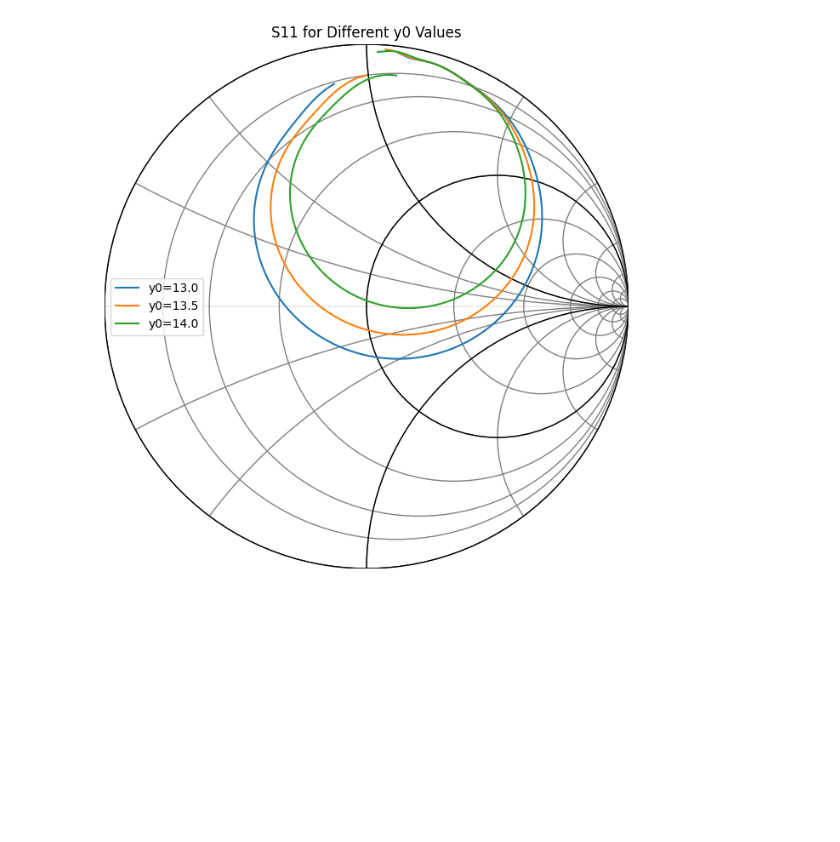
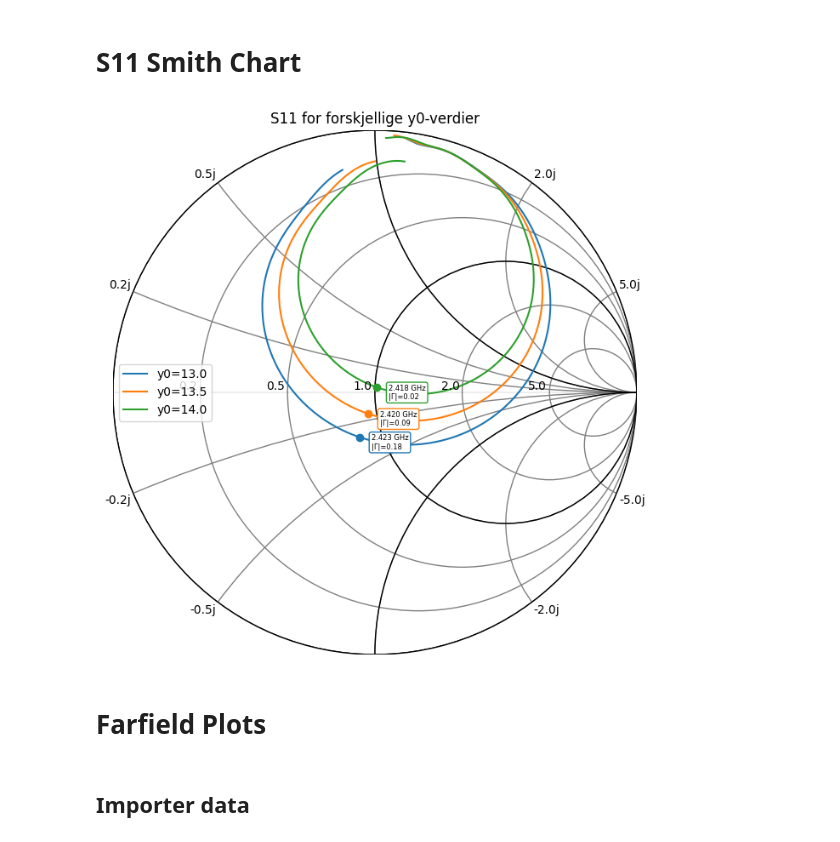
Before and after one commit to SkaugJr/TTT4215-Antenneteknikk, a Jupyter notebook: CST.ipynb, the cells around one changed output. Cells and saved outputs as stored; diff of their text form; code cells hidden in the pictures; blank space fills up the shorter version.

```diff
--- a/CST.ipynb
+++ b/CST.ipynb
@@ -39,3 +65,5 @@ plt.show()
+# %% [markdown]
+# S11 Smith Chart
 # %%
 import pandas as pd
 import matplotlib.pyplot as plt
@@ -50,36 +78,71 @@ ranges = {
     'y0=14.0': (2012, 3012)
 }
 
 # Dictionary to store Network objects
 networks = {}
 
 # Read the file and extract data for each y0 value
 for y0, (start, end) in ranges.items():
-    data = pd.read_csv(file_path, skiprows=start, nrows=end-start, delimiter='\t', names=["Frequency", "Mag", "Phase", "Ref Mag", "Ref Phase"])
+    data = pd.read_csv(file_path, skiprows=start, nrows=end-start, delimiter='\t',
+                       names=["Frequency", "Mag", "Phase", "Ref Mag", "Ref Phase"])
+
     frequency = data["Frequency"].values * 1e9  # Convert GHz to Hz
     s11_mag = data["Mag"].values
     s11_phase = data["Phase"].values
+
+    # Compute complex reflection coefficient (Gamma)
     s11_complex = s11_mag * np.exp(1j * np.deg2rad(s11_phase))
+
+    # Store network
     networks[y0] = rf.Network(frequency=frequency, s=s11_complex)
 
-# Plot S11 on Smith Chart
+# Define colors
+colors = { 'y0=13.0': 'tab:blue', 'y0=13.5': 'tab:orange', 'y0=14.0': 'tab:green' }
+
+# Create figure and plot Smith chart
 fig, ax = plt.subplots(figsize=(8, 8))
+
+rf.plotting.smith(ax=ax, draw_labels=True, ref_imm=1, chart_type='z')
+
 for y0, network in networks.items():
-    network.plot_s_smith(ax=ax, label=y0)
+    # Plot S11
+    network.plot_s_smith(ax=ax, label=y0, color=colors[y0])
+
+    # Find the point closest to the center (|Γ| closest to 0)
+    distances = np.abs(network.s[:, 0, 0])
+    min_index = np.argmin(distances)
+    closest_point = network.s[min_index, 0, 0]
+    closest_frequency = frequency[min_index] / 1e9  # Convert Hz to GHz
+
+    # Plot the marker
+    ax.plot(closest_point.real, closest_point.imag, 'o', color=colors[y0])
+
+    # Annotate with frequency and |Γ|
+    ax.annotate(
+        f"{closest_frequency:.3f} GHz\n|Γ|={np.abs(closest_point):.2f}",
+        (closest_point.real, closest_point.imag),
+        textcoords="offset points", xytext=(10,-10), ha='left', fontsize=6,
+        bbox=dict(boxstyle="round,pad=0.3", edgecolor=colors[y0], facecolor="white")
+    )
 
 # Add title and legend
-ax.set_title('S11 for Different y0 Values')
+ax.set_title('S11 for forskjellige y0-verdier')
 ax.legend()
 
 # Set axis limits and labels
 ax.set_xlim(-1, 1)
 ax.set_ylim(-1, 1)
 
 # Add grid and ticks
 ax.grid(True, which='both')
-ax.tick_params(axis='both', which='both', direction='in', length=6, width=2, colors='black', grid_color='gray', grid_alpha=0.5)
+ax.tick_params(axis='both', which='both', direction='in', length=6, width=2,
+               colors='black', grid_color='gray', grid_alpha=0.5)
 
 # Show the plot
 plt.show()
 # %% [output]
-[figure, old version]
+[figure, new version]
+# %% [markdown]
+# Farfield Plots
+# %% [markdown]
+## Importer data
```
Also changed, not shown: parts of 6 cells of this notebook.
